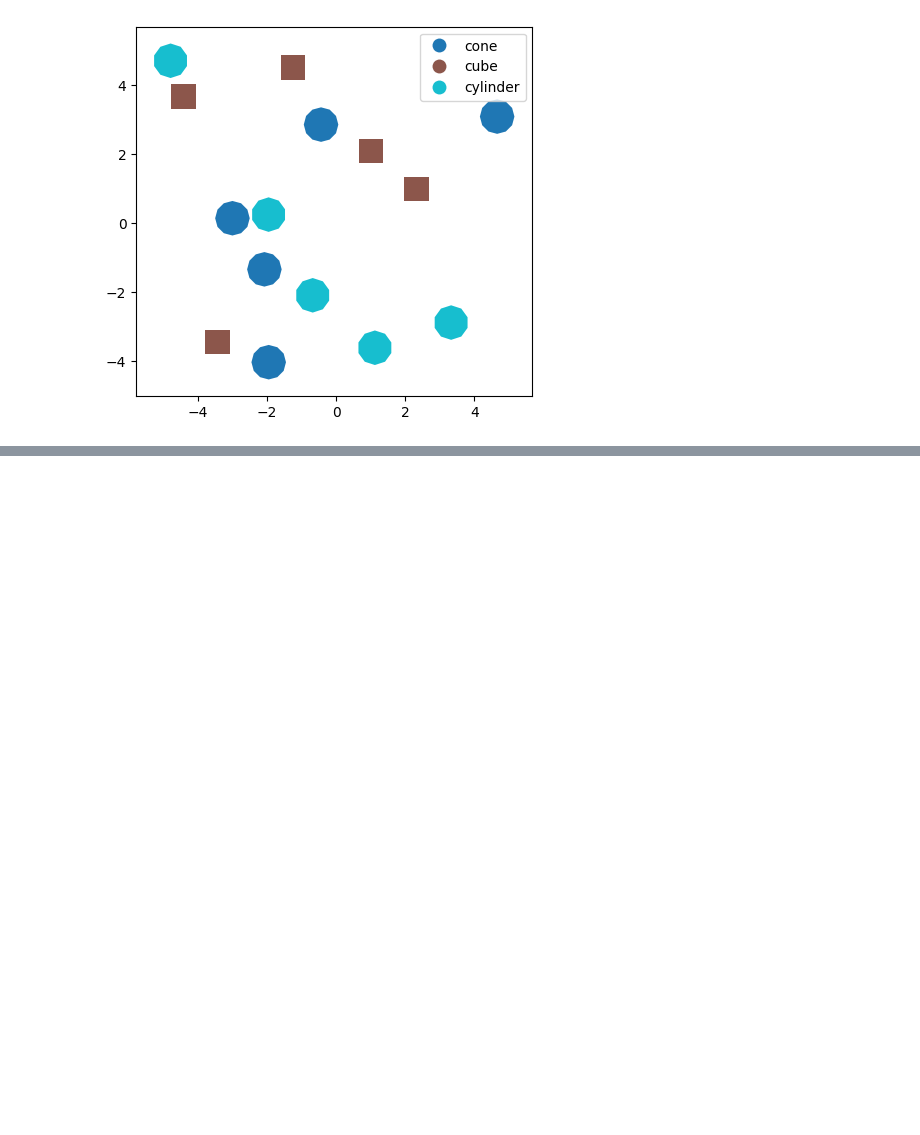
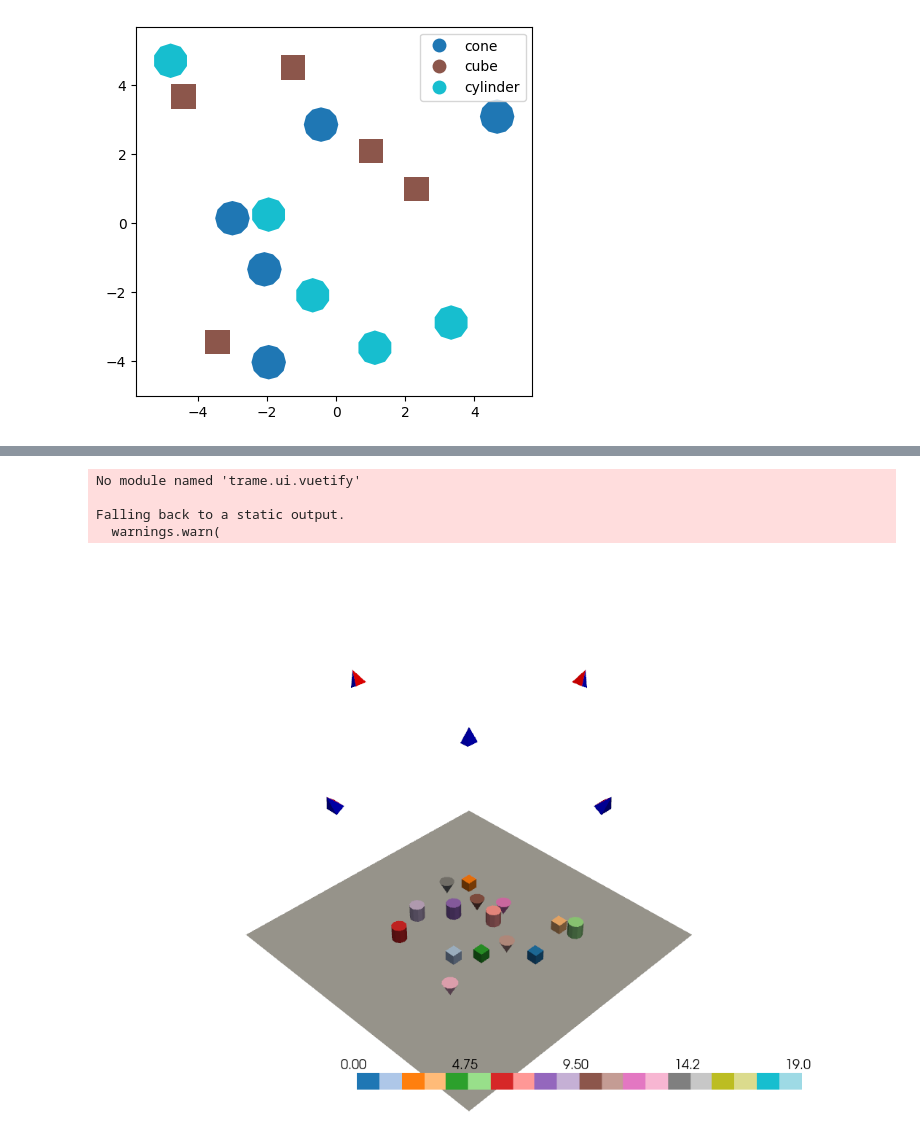
Before and after one commit to open-forest-observatory/geograypher, a Jupyter notebook: examples/concept_figure.ipynb, the cells around one changed output, grey strips where cells are left out. Drawn from its saved outputs; the diff is of its cells as text; code cells hidden in the pictures; blank space fills up the shorter version.

```diff
--- a/examples/concept_figure.ipynb
+++ b/examples/concept_figure.ipynb
@@ -187,0 +194,9 @@ Falling back to a static output.
+# %%
+textured_mesh = TexturedPhotogrammetryMesh(mesh, texture="ID")
+textured_mesh.vis(force_xvfb=True, camera_set=camera_set)
+# %% [output]
+No module named 'trame.ui.vuetify'
+
+Falling back to a static output.
+  warnings.warn(
+[figure, added]
```
Also changed, not shown: parts of 10 cells of this notebook.
